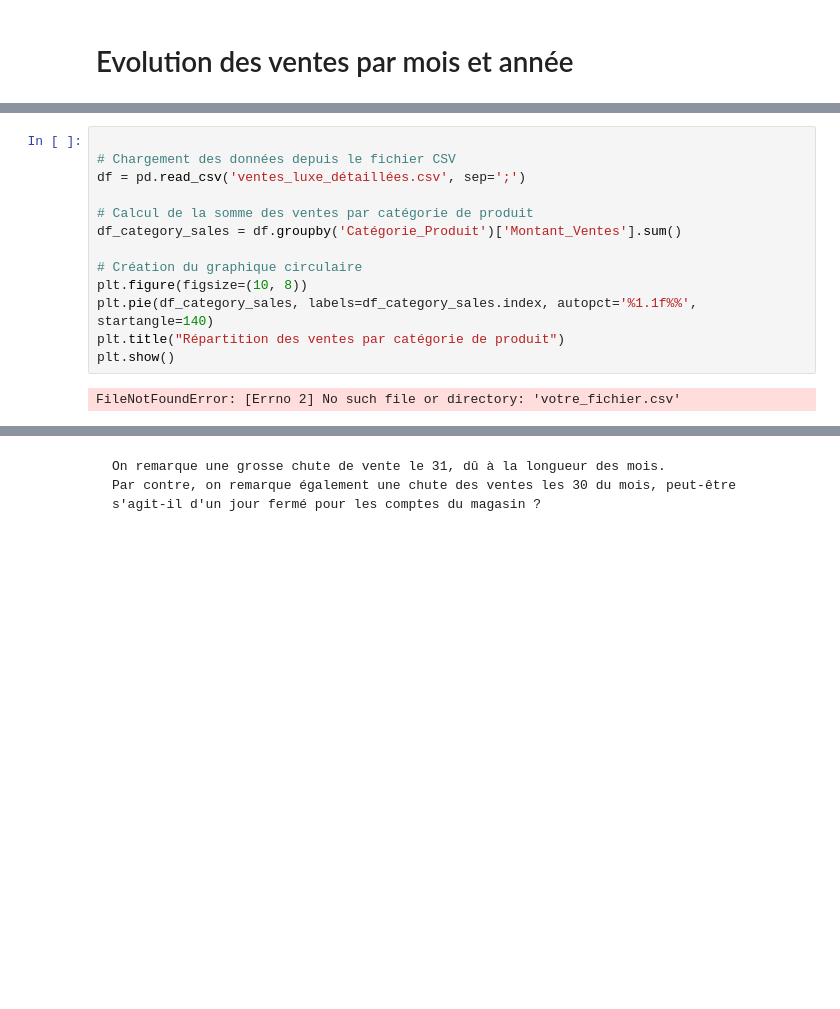
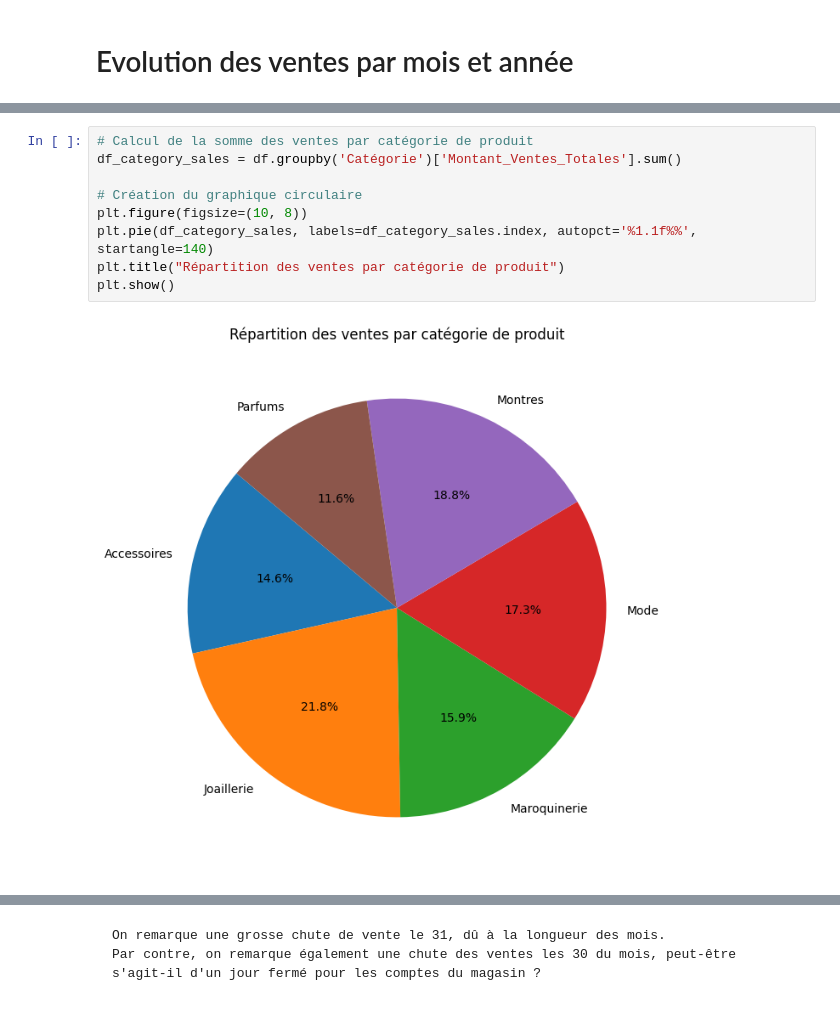
Before and after one commit to quentinepitechdigital/proj-spe, a Jupyter notebook: main.ipynb, the cells around one changed output, grey strips where cells are left out. Cells and saved outputs as stored; diff of their text form; blank space fills up the shorter version.

```diff
--- a/main.ipynb
+++ b/main.ipynb
@@ -72,17 +127,13 @@ plt.show()
 # %%
-
-# Chargement des données depuis le fichier CSV
-df = pd.read_csv('ventes_luxe_détaillées.csv', sep=';')
-
 # Calcul de la somme des ventes par catégorie de produit
-df_category_sales = df.groupby('Catégorie_Produit')['Montant_Ventes'].sum()
+df_category_sales = df.groupby('Catégorie')['Montant_Ventes_Totales'].sum()
 
 # Création du graphique circulaire
 plt.figure(figsize=(10, 8))
 plt.pie(df_category_sales, labels=df_category_sales.index, autopct='%1.1f%%', startangle=140)
 plt.title("Répartition des ventes par catégorie de produit")
 plt.show()
 # %% [output]
-FileNotFoundError: [Errno 2] No such file or directory: 'votre_fichier.csv'
+[figure, added]
 # %%
 # Calcul de la répartition des ventes par catégorie de produit
```
Also changed, not shown: parts of 15 cells of this notebook, 1 other file.
